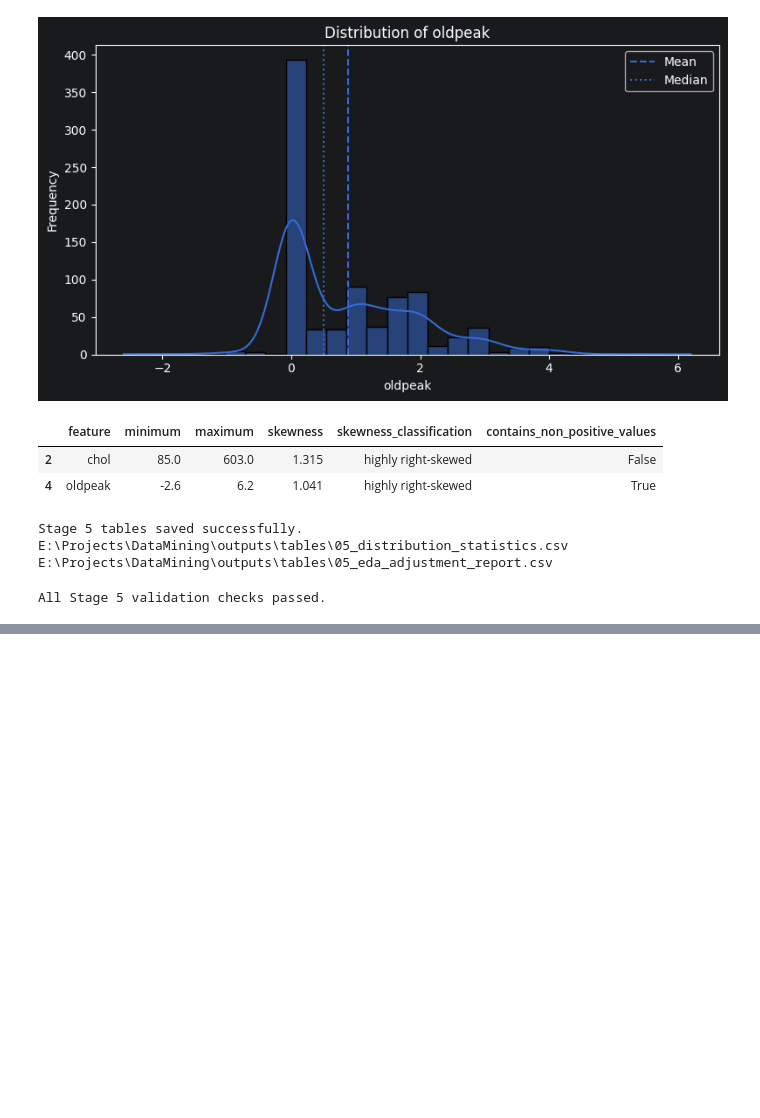
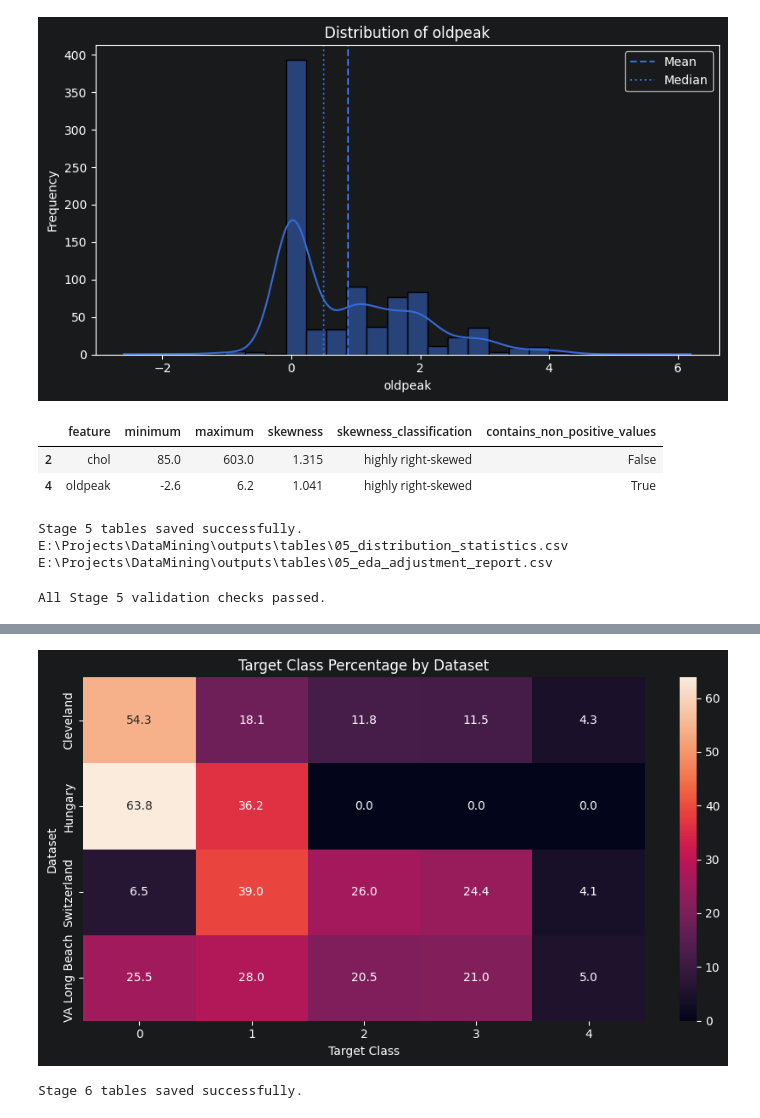
Before and after one commit to AmirhosseinKhadivi/DataMining-Course-Project, a Jupyter notebook: notebooks/02_exploratory_data_analysis.ipynb, the cells around one changed output, grey strips where cells are left out. Saved outputs shown, nothing was run; the diff lists cells and outputs as text; code cells hidden in the pictures; blank space fills up the shorter version.

```diff
--- a/notebooks/02_exploratory_data_analysis.ipynb
+++ b/notebooks/02_exploratory_data_analysis.ipynb
@@ -484,0 +978,78 @@ All Stage 5 validation checks passed.
+# %%
+plt.figure(figsize=(9, 5))
+
+sns.heatmap(
+    target_by_dataset_percent,
+    annot=True,
+    fmt=".1f",
+)
+
+plt.title(
+    "Target Class Percentage by Dataset"
+)
+plt.xlabel("Target Class")
+plt.ylabel("Dataset")
+plt.tight_layout()
+
+target_dataset_heatmap_path = (
+    FIGURES_DIR
+    / "06_target_by_dataset_heatmap.png"
+)
+
+plt.savefig(
+    target_dataset_heatmap_path,
+    dpi=200,
+    bbox_inches="tight",
+)
+
+plt.show()
+plt.close()
+# %% [output]
+[figure, added]
+# %%
+categorical_frequency_summary.to_csv(
+    TABLES_DIR
+    / "06_categorical_frequency_summary.csv",
+    index=False,
+    encoding="utf-8-sig",
+)
+
+categorical_missing_summary.to_csv(
+    TABLES_DIR
+    / "06_categorical_missing_summary.csv",
+    index=False,
+    encoding="utf-8-sig",
+)
+
+target_distribution.to_csv(
+    TABLES_DIR
+    / "06_target_distribution.csv",
+    index=False,
+    encoding="utf-8-sig",
+)
+
+target_balance_summary.to_csv(
+    TABLES_DIR
+    / "06_target_balance_summary.csv",
+    index=False,
+    encoding="utf-8-sig",
+)
+
+target_by_dataset_counts.reset_index().to_csv(
+    TABLES_DIR
+    / "06_target_by_dataset_counts.csv",
+    index=False,
+    encoding="utf-8-sig",
+)
+
+target_by_dataset_percent.reset_index().to_csv(
+    TABLES_DIR
+    / "06_target_by_dataset_percent.csv",
+    index=False,
+    encoding="utf-8-sig",
+)
+
+
+print("Stage 6 tables saved successfully.")
+# %% [output]
+Stage 6 tables saved successfully.
```
Also changed, not shown: parts of 12 cells of this notebook, 17 other files.
